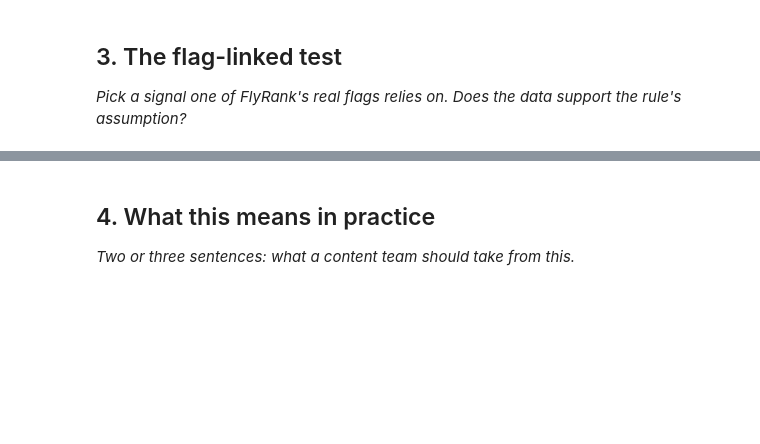
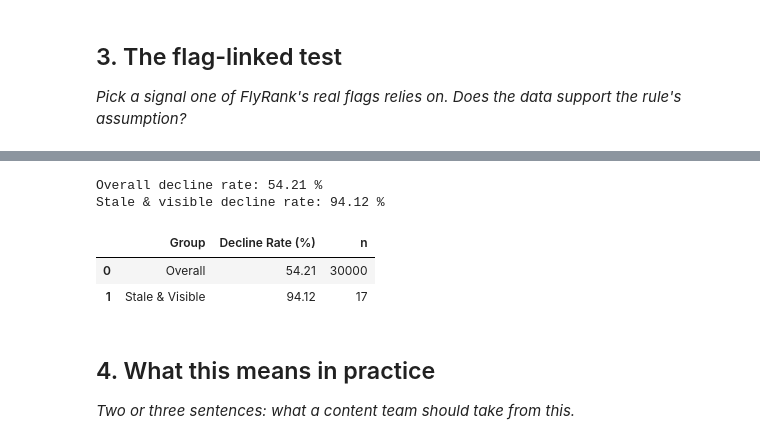
Before and after one commit to Greemines/Flyrank-Notebook-1, a Jupyter notebook: work/notebooks/w04_signal_audit.ipynb, the cells around one changed output, grey strips where cells are left out. Saved outputs shown, nothing was run; the diff lists cells and outputs as text; code cells hidden in the pictures; blank space fills up the shorter version.

```diff
--- a/work/notebooks/w04_signal_audit.ipynb
+++ b/work/notebooks/w04_signal_audit.ipynb
@@ -30,3 +332,42 @@ This skeleton is yours to fill. Work the sections **in order** — each one has
+# %%
+import pandas as pd
+
+df = pd.read_csv("/content_refresh_anonymized.csv")
+
+# FlyRank's baseline rule
+stale_visible = (
+    (df["days_since_last_update"] >= 180) &
+    (df["impressions_90d"] >= 500)
+)
+
+overall_decline = (
+    (df["trend_direction"] == "down")
+).mean()
+
+stale_decline = (
+    df.loc[stale_visible, "trend_direction"] == "down"
+).mean()
+
+print("Overall decline rate:", round(overall_decline * 100, 2), "%")
+print("Stale & visible decline rate:", round(stale_decline * 100, 2), "%")
+
+pd.DataFrame({
+    "Group": ["Overall", "Stale & Visible"],
+    "Decline Rate (%)": [
+        round(overall_decline * 100, 2),
+        round(stale_decline * 100, 2)
+    ],
+    "n": [
+        len(df),
+        stale_visible.sum()
+    ]
+})
+# %% [output]
+Overall decline rate: 54.21 %
+Stale & visible decline rate: 94.12 %
+|  | Group | Decline Rate (%) | n |
+| 0 | Overall | 54.21 | 30000 |
+| 1 | Stale & Visible | 94.12 | 17 |
 # %% [markdown]
 ## 4. What this means in practice
 
```
Also changed, not shown: parts of 20 cells of this notebook.
